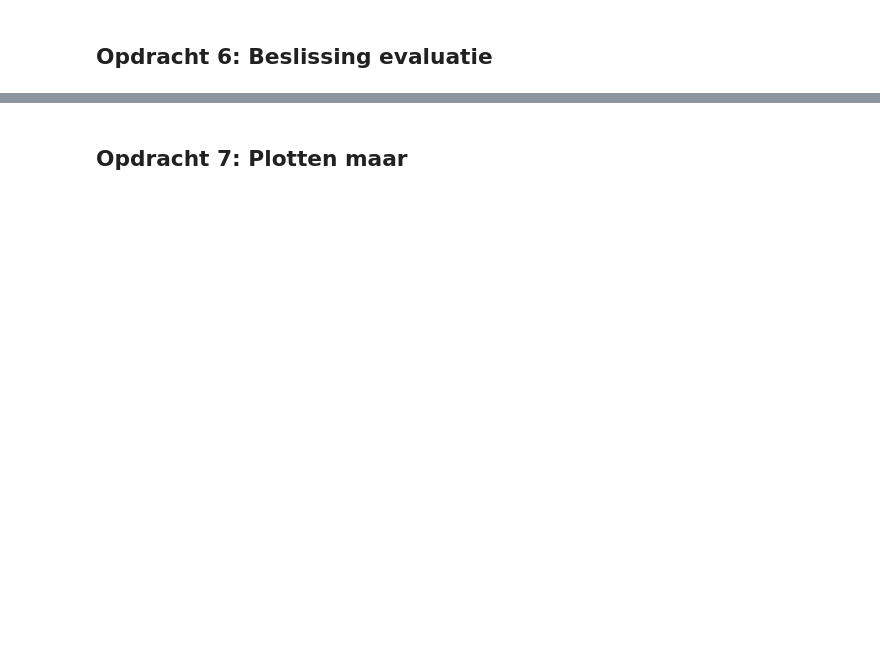
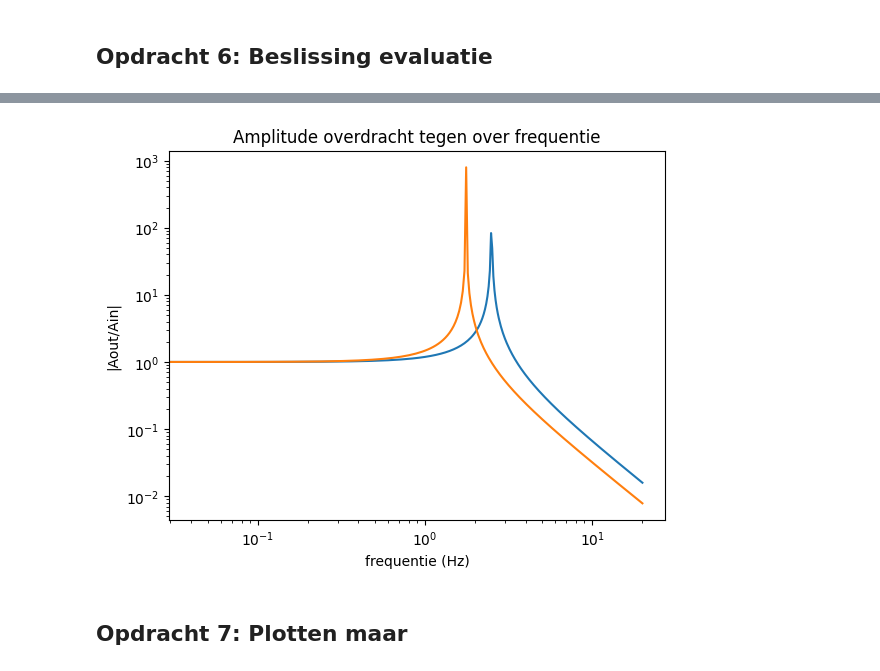
Before and after one commit to JSlootsTUD/opdrachten-DEF-D-Justin, a Jupyter notebook: FysiekeOntwerpopdrachten/5MaakEenOpstellingTrillingsvrij/Ontwerpopdracht5MaakEenOpstellingTrillingsvrijInvulTemplate.ipynb, the cells around one changed output, grey strips where cells are left out. Saved outputs shown, nothing was run; the diff lists cells and outputs as text; code cells hidden in the pictures; blank space fills up the shorter version.

```diff
--- a/FysiekeOntwerpopdrachten/5MaakEenOpstellingTrillingsvrij/Ontwerpopdracht5MaakEenOpstellingTrillingsvrijInvulTemplate.ipynb
+++ b/FysiekeOntwerpopdrachten/5MaakEenOpstellingTrillingsvrij/Ontwerpopdracht5MaakEenOpstellingTrillingsvrijInvulTemplate.ipynb
@@ -104,7 +168,24 @@ Deze grafiek heb je later weer nodig om je gemeten punten aan toe te voegen. Ga
 
 Als je hier negatief geantwoord hebt, kopieer onder deze cel dan alle cellen van Synthese tot en met Evaluation & decision en doorloop dat deel van het ontwerp proces nogmaals.
 # %%
-# Voeg hier je plot in.
+w0_opstelling = np.sqrt(9.81/0.08)
+
+def Verhouding(f,w0):
+    return np.abs(1/(1-((2*np.pi*f)**2)/(w0**2)))
+
+x_sim = np.linspace(0, 20,500)
+y_sim = Verhouding(x_sim, w0_opstelling)
+
+plt.figure()
+plt.loglog(x_test, y_test)
+plt.loglog(x_sim, y_sim)
+plt.ylabel("|Aout/Ain|")
+plt.xlabel("frequentie (Hz)")
+plt.savefig("Plot_met_simulatie")
+plt.title("Amplitude overdracht tegen over frequentie")
+plt.show()
+# %% [output]
+[figure, added]
 # %% [markdown]
 ## Opdracht 7: Plotten maar
 # %%
```
Also changed, not shown: parts of 11 cells of this notebook, 4 other files.
